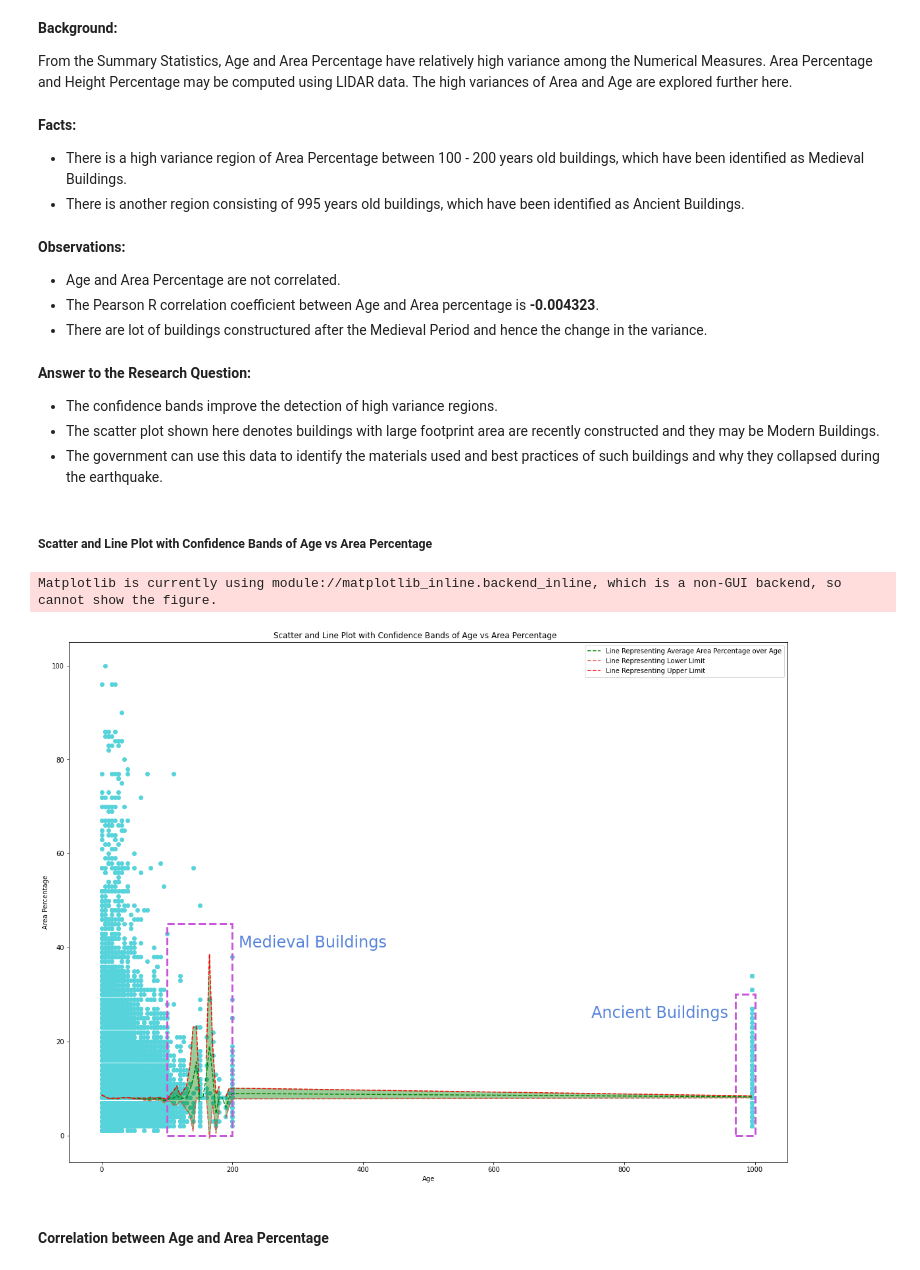
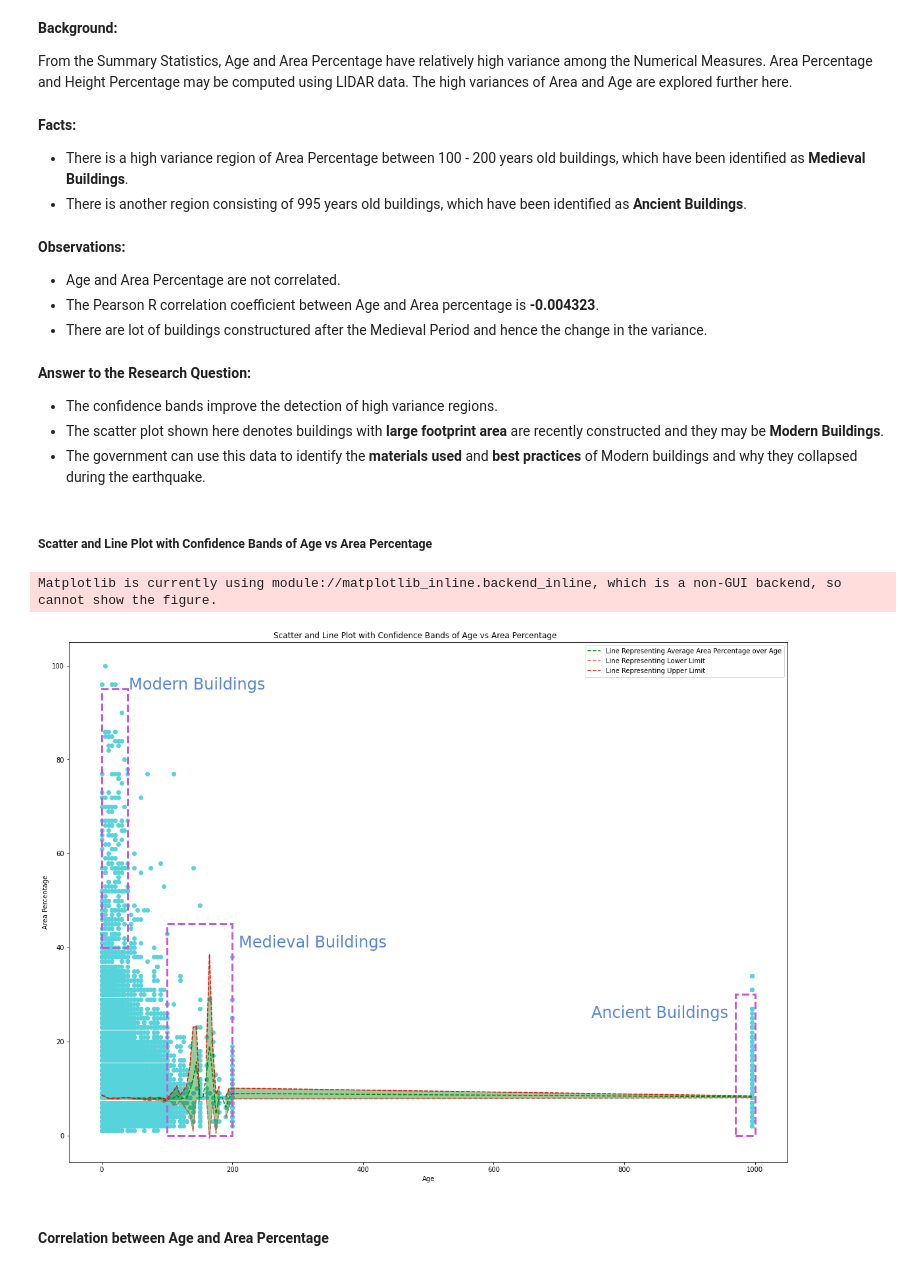
Before and after one commit to DS-Group22-ADP/Practical-Project, a Jupyter notebook: notebooks/Exploratory-Data-Analysis.ipynb, the cells around one changed output. Saved outputs shown, nothing was run; the diff lists cells and outputs as text; code cells hidden in the pictures.

```diff
--- a/notebooks/Exploratory-Data-Analysis.ipynb
+++ b/notebooks/Exploratory-Data-Analysis.ipynb
@@ -1078,8 +1193,8 @@ From the Summary Statistics, Age and Area Percentage have relatively high varian
 # %% [markdown]
 **Facts:**
 
-- There is a high variance region of Area Percentage between 100 - 200 years old buildings, which have been identified as Medieval Buildings.
-- There is another region consisting of 995 years old buildings, which have been identified as Ancient Buildings.
+- There is a high variance region of Area Percentage between 100 - 200 years old buildings, which have been identified as **Medieval Buildings**.
+- There is another region consisting of 995 years old buildings, which have been identified as **Ancient Buildings**.
 # %% [markdown]
 **Observations:**
 
@@ -1090,8 +1205,8 @@ From the Summary Statistics, Age and Area Percentage have relatively high varian
 **Answer to the Research Question:**
 
 - The confidence bands improve the detection of high variance regions.
-- The scatter plot shown here denotes buildings with large footprint area are recently constructed and they may be Modern Buildings.
-- The government can use this data to identify the materials used and best practices of such buildings and why they collapsed during the earthquake.
+- The scatter plot shown here denotes buildings with **large footprint area** are recently constructed and they may be **Modern Buildings**.
+- The government can use this data to identify the **materials used** and **best practices** of Modern buildings and why they collapsed during the earthquake.
 # %% [markdown]
 ##### Scatter and Line Plot with Confidence Bands of Age vs Area Percentage
 # %%
@@ -1125,34 +1240,37 @@ def plot_average_line_representing_area_percentage_over_age(join_df):
     ax.plot(g.index, g['mean'], color='green', label='Line Representing Average Area Percentage over Age', ls='dashed')
     # plot the lower limit of the average line
     ax.plot(g.index, g['mean']-1.96*g['sem'], color=colors[0], label='Line Representing Lower Limit', ls='dashed')
     # plot the upper limit of the average line
     ax.plot(g.index, g['mean']+1.96*g['sem'], color='red', label='Line Representing Upper Limit', ls='dashed')
     # fill the confidence intervals
     ax.fill_between(g.index, g['mean']+1.96*g['sem'], g['mean']-1.96*g['sem'], edgecolor='g', facecolor='g', alpha=0.4)
 
     # display the legend
     ax.legend()
 
 def plot_high_variance_area():
     '''
     Plots the High variance Area detected by the fluctuations in Area Percentage values
     @return:
     '''
     # Loop over data points; create box from errors at each point
     high_variance_box = Rectangle((100, 0), 100, 45, fill=False, ls='dashed', lw=3, color=colors[8])
     ax.add_patch(high_variance_box)
     ax.text(210, 40, "Medieval Buildings", fontsize=24, color=colors[6])
     ancient_box = Rectangle((970, 0), 30, 30, fill=False, ls='dashed', lw=3, color=colors[8])
     ax.add_patch(ancient_box)
     ax.text(750, 25, "Ancient Buildings", fontsize=24, color=colors[6])
+    modern_box = Rectangle((0, 40), 40, 55, fill=False, ls='dashed', lw=3, color=colors[8])
+    ax.add_patch(modern_box)
+    ax.text(42, 95, "Modern Buildings", fontsize=24, color=colors[6])
 
 plot_area_percentage_vs_age(join_df)
 plot_average_line_representing_area_percentage_over_age(join_df)
 plot_high_variance_area()
 fig.show()
 # %% [output]
 Matplotlib is currently using module://matplotlib_inline.backend_inline, which is a non-GUI backend, so cannot show the figure.
-[figure, old version]
+[figure, new version]
 # %% [markdown]
 #### Correlation between Age and Area Percentage
 # %%
```
Also changed, not shown: parts of 21 cells of this notebook, 2 other files.
